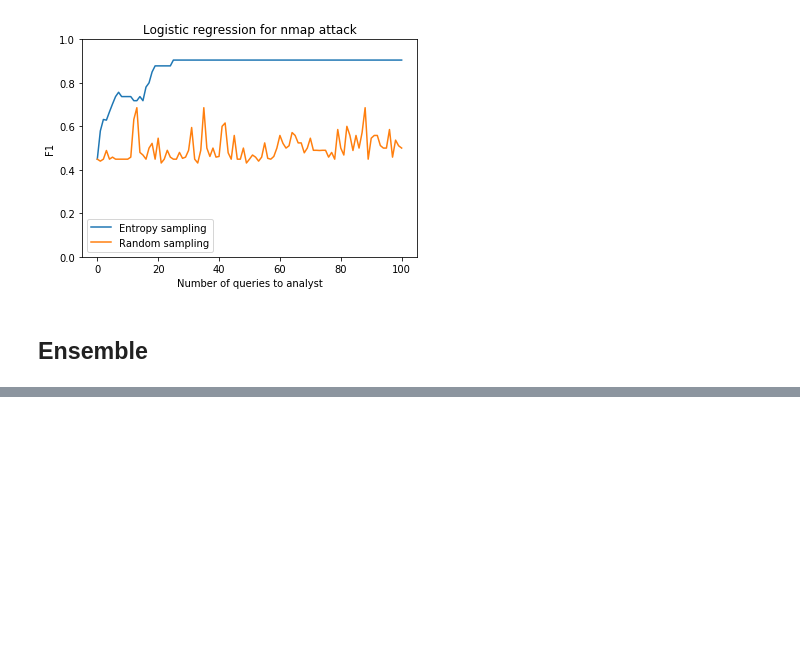
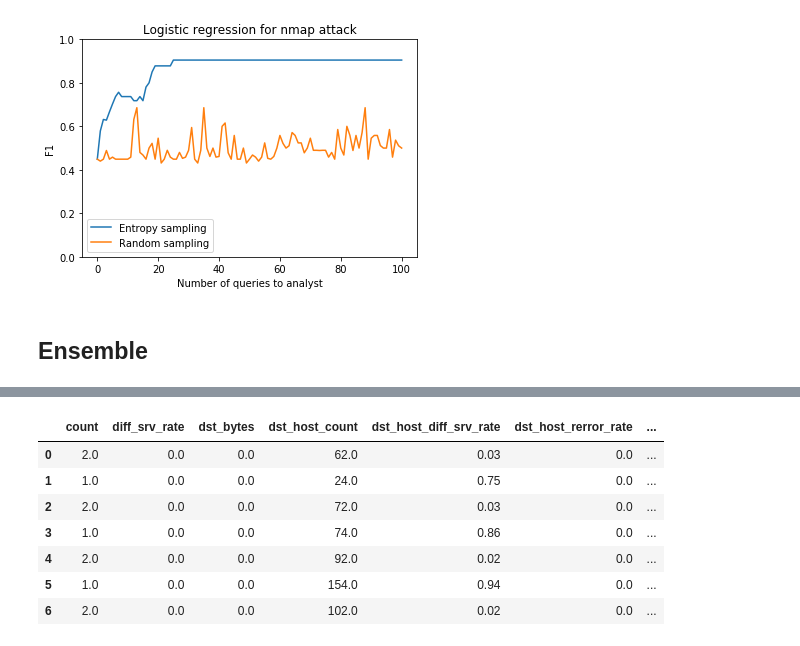
Before and after one commit to amirziai/cs221-ai-project, a Jupyter notebook: final.ipynb, the cells around one changed output, grey strips where cells are left out. Saved outputs shown, nothing was run; the diff lists cells and outputs as text; code cells hidden in the pictures; blank space fills up the shorter version.

```diff
--- a/final.ipynb
+++ b/final.ipynb
@@ -281,0 +226,4 @@ TypeError: fit() got an unexpected keyword argument 'contamination'
+# %%
+predictions = clf.predict(active_learning_data.x_dev)
+ni._get_metrics(active_learning_data.y_dev,
+                predictions, None)
@@ -281,0 +258,12 @@ TypeError: fit() got an unexpected keyword argument 'contamination'
+# %%
+pd.DataFrame(active_learning_data.x_dev[predictions != active_learning_data.y_dev],
+             columns=ni.splits['nmap.']['x_train'].columns)
+# %% [output]
+|  | count | diff_srv_rate | dst_bytes | dst_host_count | dst_host_diff_srv_rate | dst_host_rerror_rate | ... |
+| 0 | 2.0 | 0.0 | 0.0 | 62.0 | 0.03 | 0.0 | ... |
+| 1 | 1.0 | 0.0 | 0.0 | 24.0 | 0.75 | 0.0 | ... |
+| 2 | 2.0 | 0.0 | 0.0 | 72.0 | 0.03 | 0.0 | ... |
+| 3 | 1.0 | 0.0 | 0.0 | 74.0 | 0.86 | 0.0 | ... |
+| 4 | 2.0 | 0.0 | 0.0 | 92.0 | 0.02 | 0.0 | ... |
+| 5 | 1.0 | 0.0 | 0.0 | 154.0 | 0.94 | 0.0 | ... |
+| 6 | 2.0 | 0.0 | 0.0 | 102.0 | 0.02 | 0.0 | ... |
```
Also changed, not shown: parts of 17 cells of this notebook, 20 other files.
